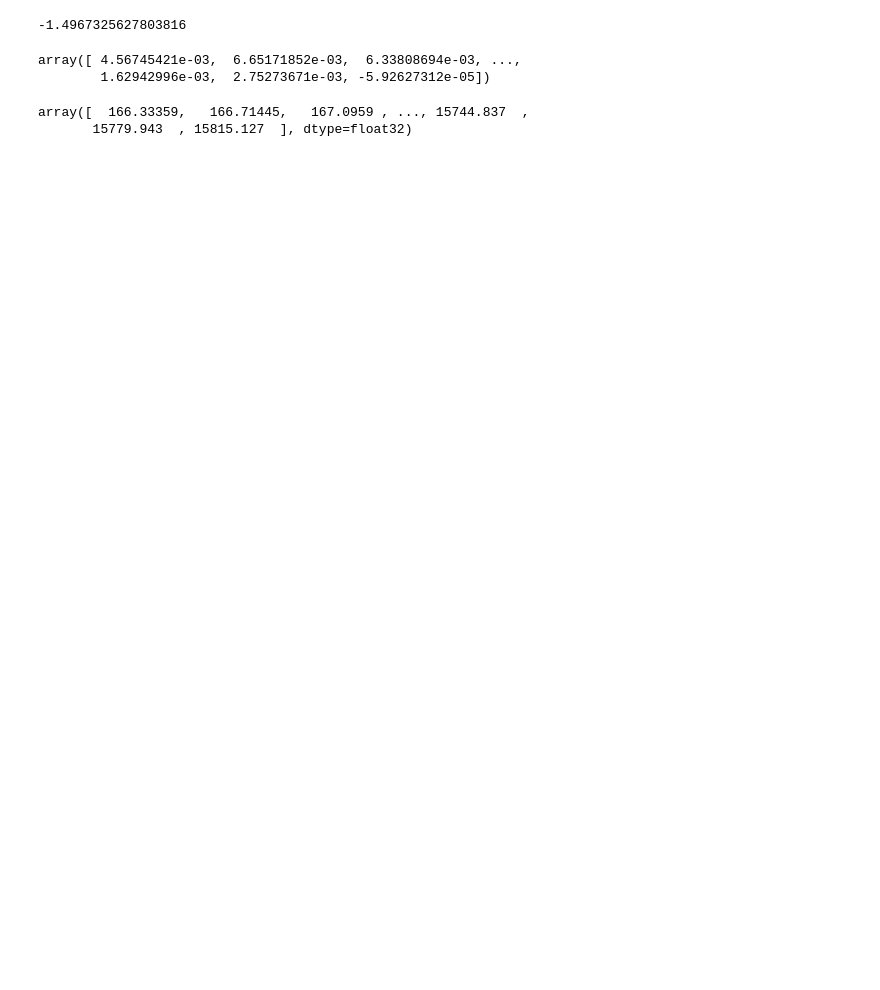
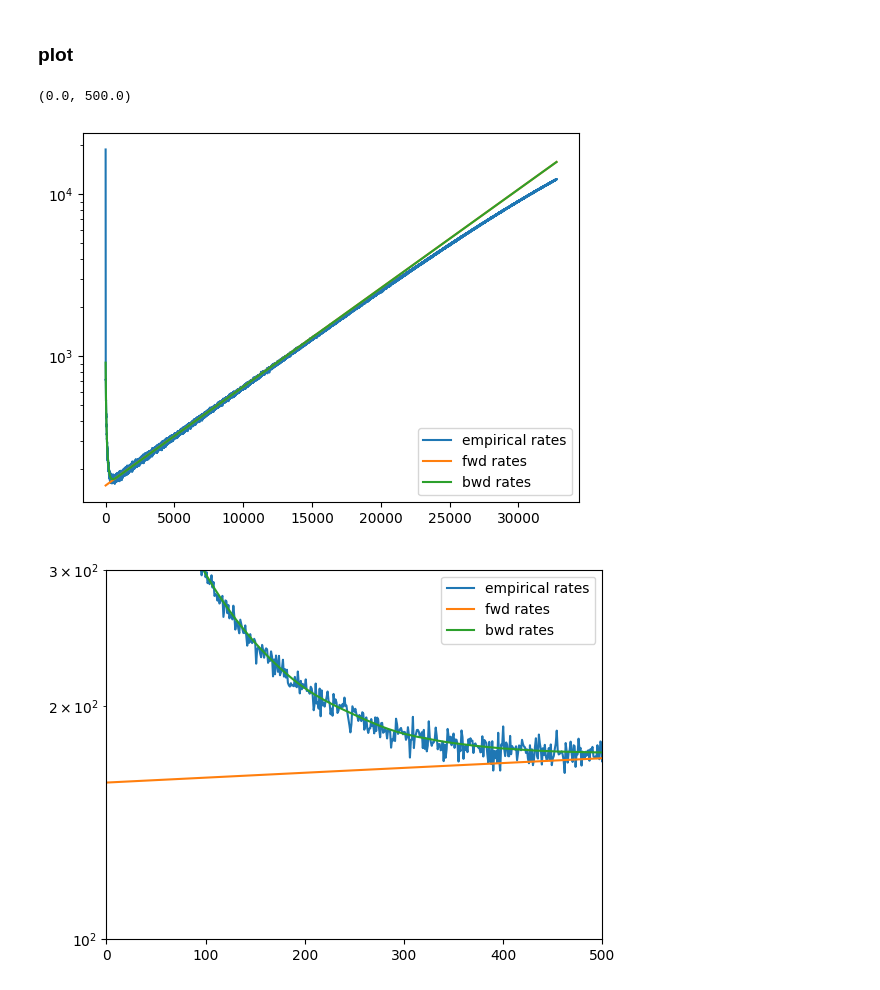
Before and after one commit to AlanNawzadAmin/tauLDR, a Jupyter notebook: image.ipynb, the cells around one changed output. Drawn from its saved outputs; the diff is of its cells as text; code cells hidden in the pictures; blank space fills up the shorter version.

```diff
--- a/image.ipynb
+++ b/image.ipynb
@@ -133,15 +79,20 @@ for t in ts:
-# %%
-(-rr_hist.mean(-1)[::-1]-(-np.array(av_rates))).mean()
-# %% [output]
--1.4967325627803816
-# %%
-np.log(rt / rp)
-# %% [output]
-array([ 4.56745421e-03,  6.65171852e-03,  6.33808694e-03, ...,
-        1.62942996e-03,  2.75273671e-03, -5.92627312e-05])
-# %%
-rt
-# %% [output]
-array([  166.33359,   166.71445,   167.0959 , ..., 15744.837  ,
-       15779.943  , 15815.127  ], dtype=float32)
+# %% [markdown]
+### plot
+# %%
+plt.figure()
+plt.semilogy(diffs[::-1] * num_steps, label='empirical rates')
+plt.semilogy(av_rates, label='fwd rates')
+plt.semilogy(rr_hist[::-1], label="bwd rates")
+plt.legend()
+plt.figure()
+plt.semilogy(diffs[::-1] * num_steps, label='empirical rates')
+plt.semilogy(av_rates, label='fwd rates')
+plt.semilogy(rr_hist[::-1], label="bwd rates")
+plt.legend()
+plt.ylim(100, 300)
+plt.xlim(0, 500)
+# %% [output]
+(0.0, 500.0)
+[figure, added]
+[figure, added]
 # %%
```
Also changed, not shown: parts of 18 cells of this notebook, 3 other files.
